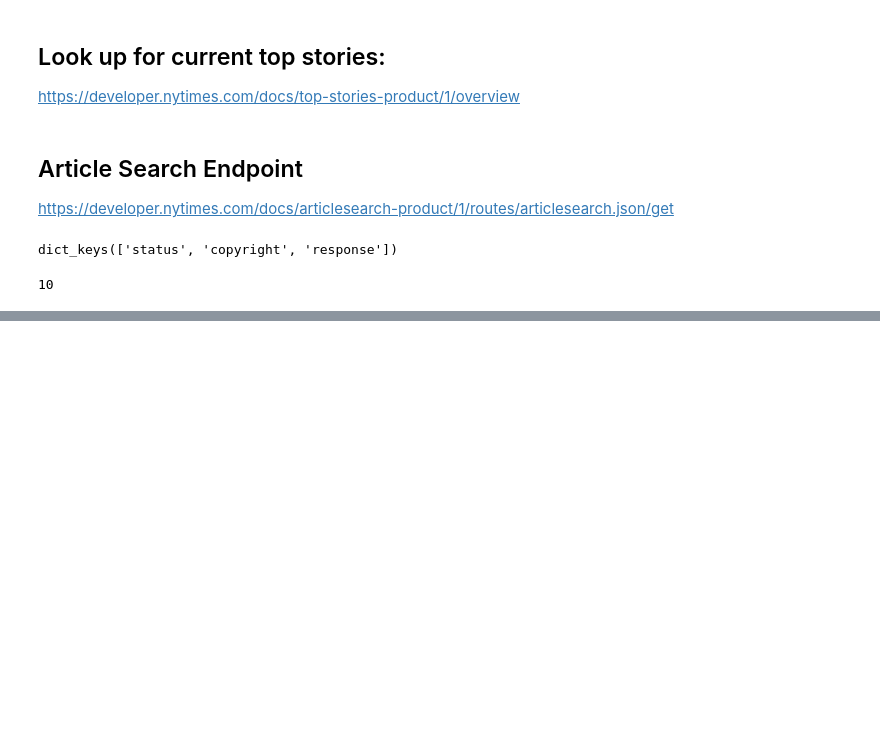
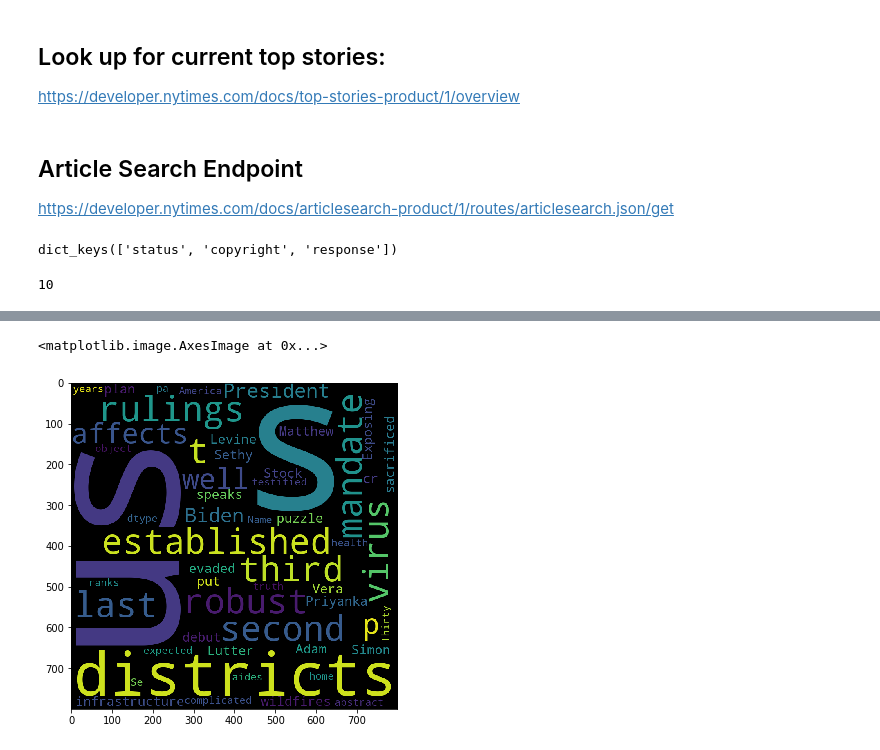
Before and after one commit to azastron/NLP_NYT_API, a Jupyter notebook: nyt_api.ipynb, the cells around one changed output, grey strips where cells are left out. Cells and saved outputs as stored; diff of their text form; code cells hidden in the pictures; blank space fills up the shorter version.

Commit message:
plot wordcloud

```diff
--- a/nyt_api.ipynb
+++ b/nyt_api.ipynb
@@ -93,6 +111,8 @@ for article in articles:
     data['keywords'].append(keywords)
 # %%
 df = pd.DataFrame(data)
+# %%
+df['date'] = pd.to_datetime(df['date'])
 # %%
 df.head(2)
 # %% [output]
@@ -122,0 +136,11 @@ list_articles[0]
+# %%
+my_wc = WordCloud(width = 800, height = 800,
+                background_color ='black',
+                #stopwords = stop_words,
+                min_font_size = 10).generate(str(df['abstract']))
+# %%
+plt.figure(figsize=(8,6))
+plt.imshow(my_wc)
+# %% [output]
+<matplotlib.image.AxesImage at 0x...>
+[figure, added]
```
Also changed, not shown: parts of 9 cells of this notebook.
